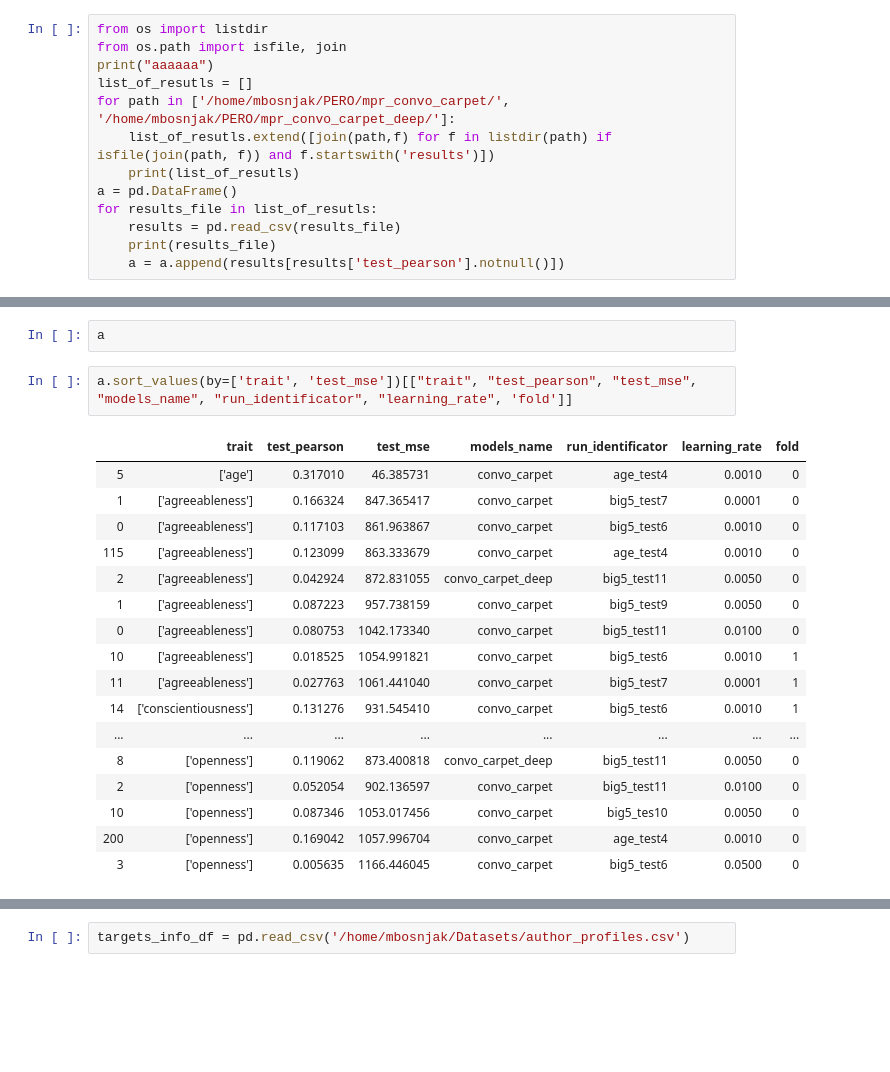
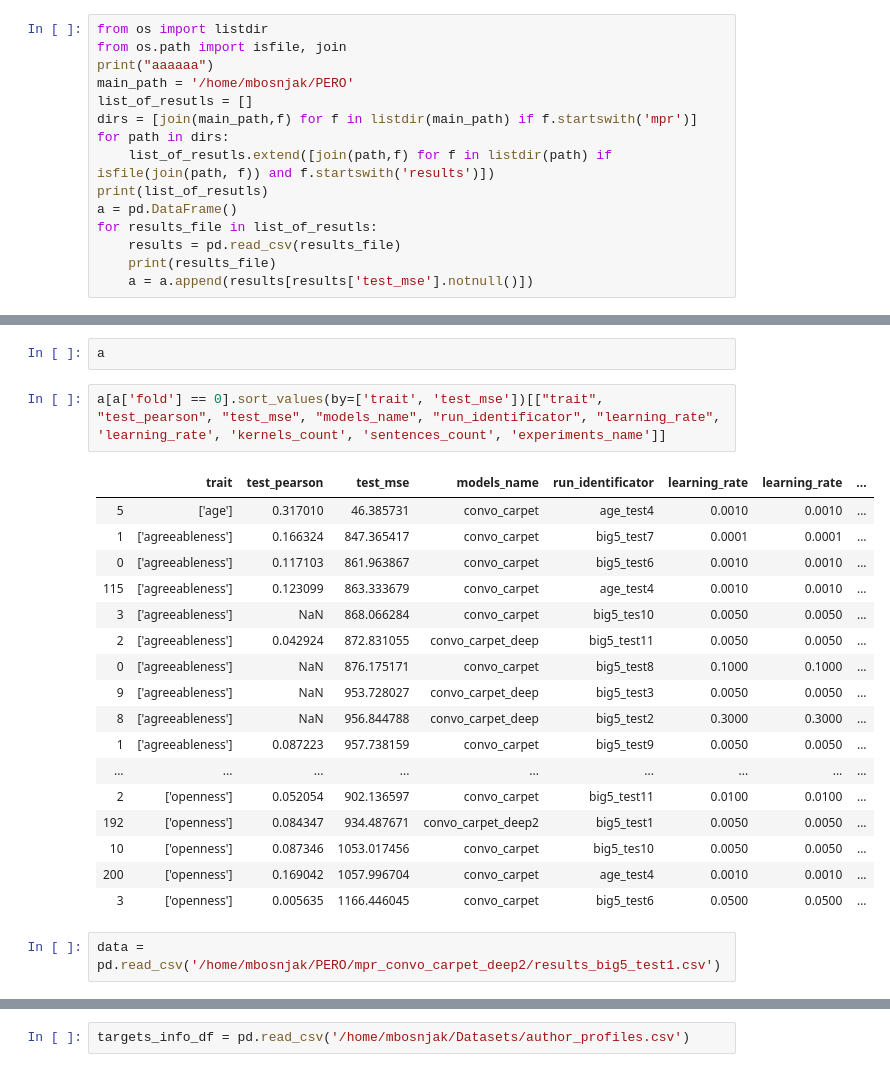
Before and after one commit to Bmikaella/persil, a Jupyter notebook: results_anal.ipynb, the cells around one changed output, grey strips where cells are left out. Drawn from its saved outputs; the diff is of its cells as text; blank space fills up the shorter version.

Commit message:
added better convolution sliceing, fixed regression problems, added different folds

```diff
--- a/results_anal.ipynb
+++ b/results_anal.ipynb
@@ -7,14 +7,16 @@ from scipy.stats import pearsonr
 from os import listdir
 from os.path import isfile, join
 print("aaaaaa")
+main_path = '/home/mbosnjak/PERO'
 list_of_resutls = []
-for path in ['/home/mbosnjak/PERO/mpr_convo_carpet/', '/home/mbosnjak/PERO/mpr_convo_carpet_deep/']:
+dirs = [join(main_path,f) for f in listdir(main_path) if f.startswith('mpr')]
+for path in dirs:
     list_of_resutls.extend([join(path,f) for f in listdir(path) if isfile(join(path, f)) and f.startswith('results')])
-    print(list_of_resutls)
+print(list_of_resutls)
 a = pd.DataFrame()
 for results_file in list_of_resutls:
     results = pd.read_csv(results_file)
     print(results_file)
-    a = a.append(results[results['test_pearson'].notnull()])
+    a = a.append(results[results['test_mse'].notnull()])
 # %% [output]
 aaaaaa
@@ -39,22 +37,24 @@ To retain the current behavior and silence the warning, pass 'sort=True'.
 # %%
 a
 # %%
-a.sort_values(by=['trait', 'test_mse'])[["trait", "test_pearson", "test_mse", "models_name", "run_identificator", "learning_rate", 'fold']]
+a[a['fold'] == 0].sort_values(by=['trait', 'test_mse'])[["trait", "test_pearson", "test_mse", "models_name", "run_identificator", "learning_rate", 'learning_rate', 'kernels_count', 'sentences_count', 'experiments_name']]
 # %% [output]
-|  | trait | test_pearson | test_mse | models_name | run_identificator | learning_rate | fold |
-| 5 | ['age'] | 0.317010 | 46.385731 | convo_carpet | age_test4 | 0.0010 | 0 |
-| 1 | ['agreeableness'] | 0.166324 | 847.365417 | convo_carpet | big5_test7 | 0.0001 | 0 |
-| 0 | ['agreeableness'] | 0.117103 | 861.963867 | convo_carpet | big5_test6 | 0.0010 | 0 |
-| 115 | ['agreeableness'] | 0.123099 | 863.333679 | convo_carpet | age_test4 | 0.0010 | 0 |
-| 2 | ['agreeableness'] | 0.042924 | 872.831055 | convo_carpet_deep | big5_test11 | 0.0050 | 0 |
-| 1 | ['agreeableness'] | 0.087223 | 957.738159 | convo_carpet | big5_test9 | 0.0050 | 0 |
-| 0 | ['agreeableness'] | 0.080753 | 1042.173340 | convo_carpet | big5_test11 | 0.0100 | 0 |
-| 10 | ['agreeableness'] | 0.018525 | 1054.991821 | convo_carpet | big5_test6 | 0.0010 | 1 |
-| 11 | ['agreeableness'] | 0.027763 | 1061.441040 | convo_carpet | big5_test7 | 0.0001 | 1 |
-| 14 | ['conscientiousness'] | 0.131276 | 931.545410 | convo_carpet | big5_test6 | 0.0010 | 1 |
-| ... | ... | ... | ... | ... | ... | ... | ... |
-| 8 | ['openness'] | 0.119062 | 873.400818 | convo_carpet_deep | big5_test11 | 0.0050 | 0 |
-| 2 | ['openness'] | 0.052054 | 902.136597 | convo_carpet | big5_test11 | 0.0100 | 0 |
-| 10 | ['openness'] | 0.087346 | 1053.017456 | convo_carpet | big5_tes10 | 0.0050 | 0 |
-| 200 | ['openness'] | 0.169042 | 1057.996704 | convo_carpet | age_test4 | 0.0010 | 0 |
-| 3 | ['openness'] | 0.005635 | 1166.446045 | convo_carpet | big5_test6 | 0.0500 | 0 |
+|  | trait | test_pearson | test_mse | models_name | run_identificator | learning_rate | learning_rate | ... |
+| 5 | ['age'] | 0.317010 | 46.385731 | convo_carpet | age_test4 | 0.0010 | 0.0010 | ... |
+| 1 | ['agreeableness'] | 0.166324 | 847.365417 | convo_carpet | big5_test7 | 0.0001 | 0.0001 | ... |
+| 0 | ['agreeableness'] | 0.117103 | 861.963867 | convo_carpet | big5_test6 | 0.0010 | 0.0010 | ... |
+| 115 | ['agreeableness'] | 0.123099 | 863.333679 | convo_carpet | age_test4 | 0.0010 | 0.0010 | ... |
+| 3 | ['agreeableness'] | NaN | 868.066284 | convo_carpet | big5_tes10 | 0.0050 | 0.0050 | ... |
+| 2 | ['agreeableness'] | 0.042924 | 872.831055 | convo_carpet_deep | big5_test11 | 0.0050 | 0.0050 | ... |
+| 0 | ['agreeableness'] | NaN | 876.175171 | convo_carpet | big5_test8 | 0.1000 | 0.1000 | ... |
+| 9 | ['agreeableness'] | NaN | 953.728027 | convo_carpet_deep | big5_test3 | 0.0050 | 0.0050 | ... |
+| 8 | ['agreeableness'] | NaN | 956.844788 | convo_carpet_deep | big5_test2 | 0.3000 | 0.3000 | ... |
+| 1 | ['agreeableness'] | 0.087223 | 957.738159 | convo_carpet | big5_test9 | 0.0050 | 0.0050 | ... |
+| ... | ... | ... | ... | ... | ... | ... | ... | ... |
+| 2 | ['openness'] | 0.052054 | 902.136597 | convo_carpet | big5_test11 | 0.0100 | 0.0100 | ... |
+| 192 | ['openness'] | 0.084347 | 934.487671 | convo_carpet_deep2 | big5_test1 | 0.0050 | 0.0050 | ... |
+| 10 | ['openness'] | 0.087346 | 1053.017456 | convo_carpet | big5_tes10 | 0.0050 | 0.0050 | ... |
+| 200 | ['openness'] | 0.169042 | 1057.996704 | convo_carpet | age_test4 | 0.0010 | 0.0010 | ... |
+| 3 | ['openness'] | 0.005635 | 1166.446045 | convo_carpet | big5_test6 | 0.0500 | 0.0500 | ... |
+# %%
+data = pd.read_csv('/home/mbosnjak/PERO/mpr_convo_carpet_deep2/results_big5_test1.csv')
```
Also changed, not shown: parts of 2 cells of this notebook, 11 other files.
